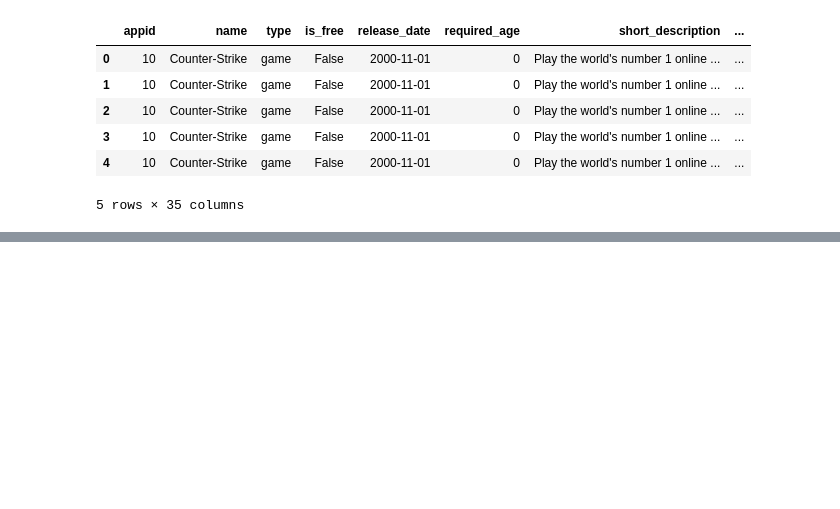
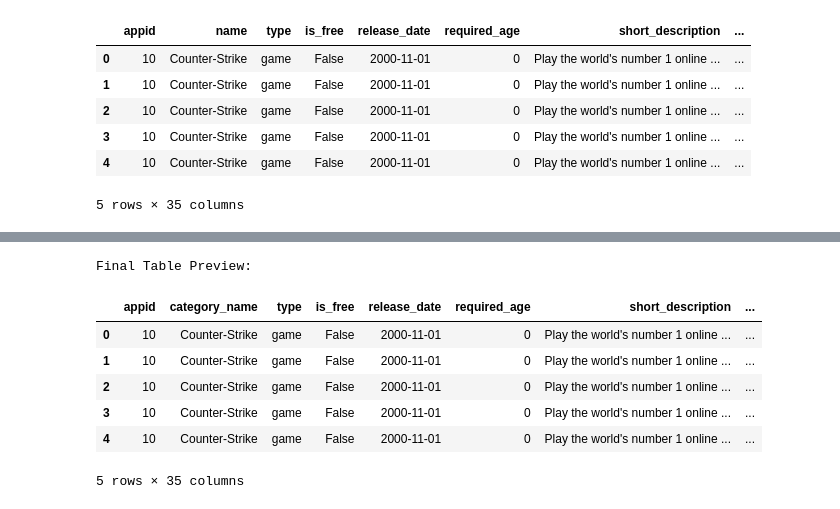
Before and after one commit to safety-crew/Steam-Game-Intelligence-Suite, a Jupyter notebook: notebooks/00_cleaning.ipynb, the cells around one changed output, grey strips where cells are left out. Drawn from its saved outputs; the diff is of its cells as text; code cells hidden in the pictures; blank space fills up the shorter version.

```diff
--- a/notebooks/00_cleaning.ipynb
+++ b/notebooks/00_cleaning.ipynb
@@ -159,0 +197,12 @@ combined_data.head()
+# %%
+print("Final Table Preview:")
+combined_data.head()
+# %% [output]
+Final Table Preview:
+|  | appid | category_name | type | is_free | release_date | required_age | short_description | ... |
+| 0 | 10 | Counter-Strike | game | False | 2000-11-01 | 0 | Play the world's number 1 online ... | ... |
+| 1 | 10 | Counter-Strike | game | False | 2000-11-01 | 0 | Play the world's number 1 online ... | ... |
+| 2 | 10 | Counter-Strike | game | False | 2000-11-01 | 0 | Play the world's number 1 online ... | ... |
+| 3 | 10 | Counter-Strike | game | False | 2000-11-01 | 0 | Play the world's number 1 online ... | ... |
+| 4 | 10 | Counter-Strike | game | False | 2000-11-01 | 0 | Play the world's number 1 online ... | ... |
+5 rows × 35 columns
```
Also changed, not shown: parts of 5 cells of this notebook.
